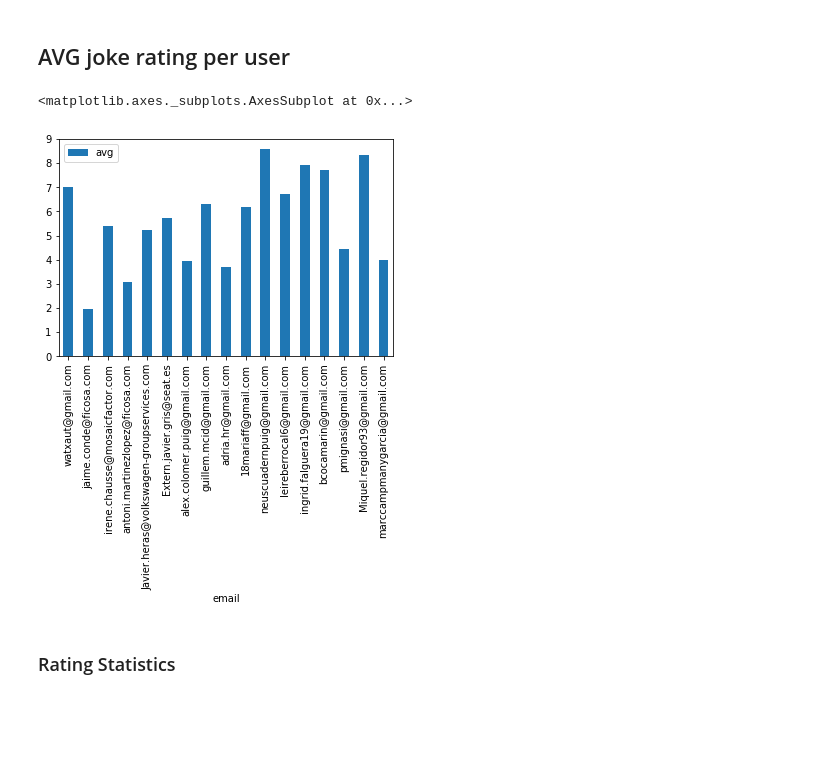
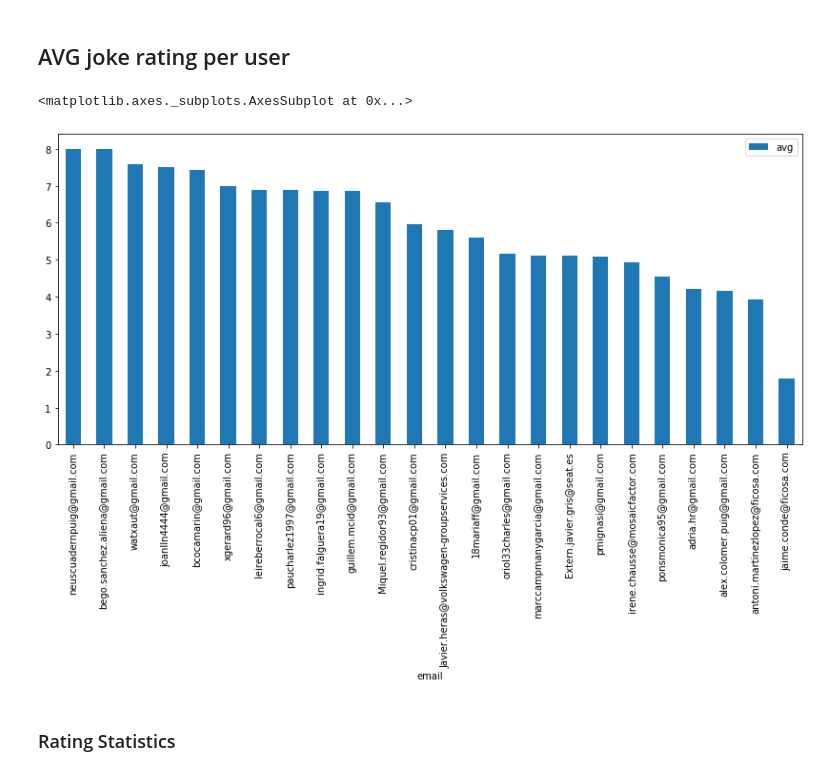
Before and after one commit to watxaut-alpha/joke-app, a Jupyter notebook: notebooks/analysis_mail_users.ipynb, the cells around one changed output. Drawn from its saved outputs; the diff is of its cells as text; code cells hidden in the pictures; blank space fills up the shorter version.

```diff
--- a/notebooks/analysis_mail_users.ipynb
+++ b/notebooks/analysis_mail_users.ipynb
@@ -78,8 +78,8 @@ df_mean_user.head(20)
 # %% [markdown]
 ## TOP 5 Most Haters (min 5 reviews)
 # %%
-df_mean_user = df_mean_user[df_mean_user["count"] >= 5]
-df_mean_user_hater = df_mean_user.sort_values(by=['avg', 'count'])
+df_mean_user_min_count = df_mean_user[df_mean_user["count"] >= 5]
+df_mean_user_hater = df_mean_user_min_count.sort_values(by=['avg', 'count'])
 df_mean_user_hater.head(5)
 # %% [output]
 |  | email | avg | count |
@@ -128,10 +128,10 @@ df_marc_senders.head(5)
 # %% [markdown]
 ## AVG joke rating per user
 # %%
-df_mean_user.head(20).plot.bar(x="email", y="avg")
+df_mean_user.sort_values(by=['avg'], ascending=False).plot.bar(x="email", y="avg", figsize=(14, 6))
 # %% [output]
 <matplotlib.axes._subplots.AxesSubplot at 0x...>
-[figure, old version]
+[figure, new version]
 # %% [markdown]
 ### Rating Statistics
 # %%
```
Also changed, not shown: parts of 8 cells of this notebook, 15 other files.
